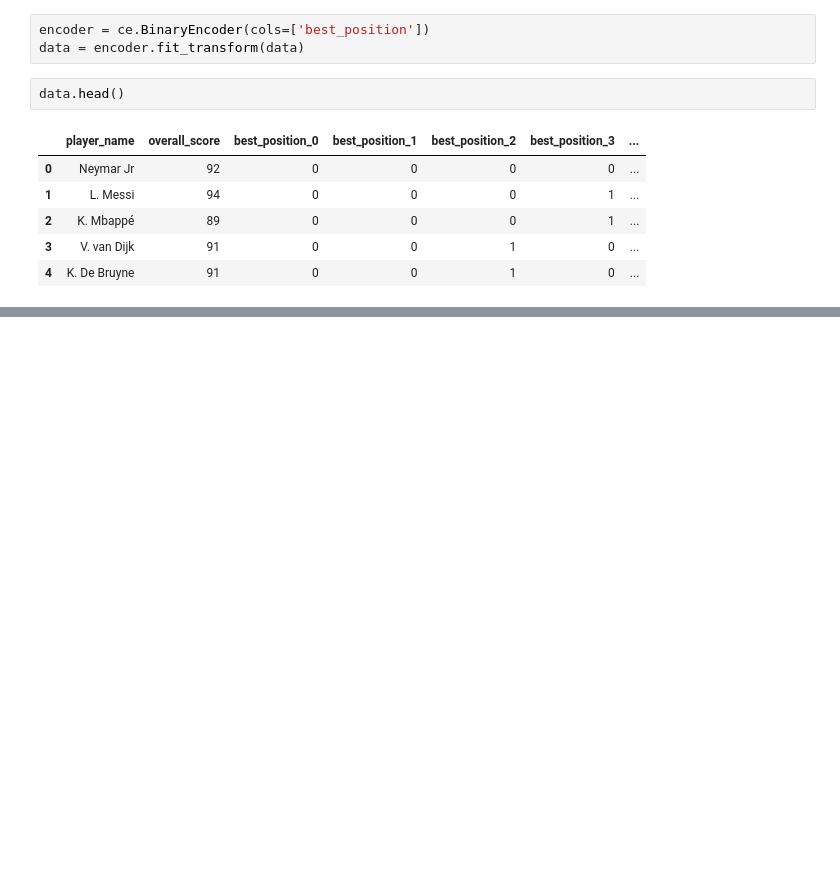
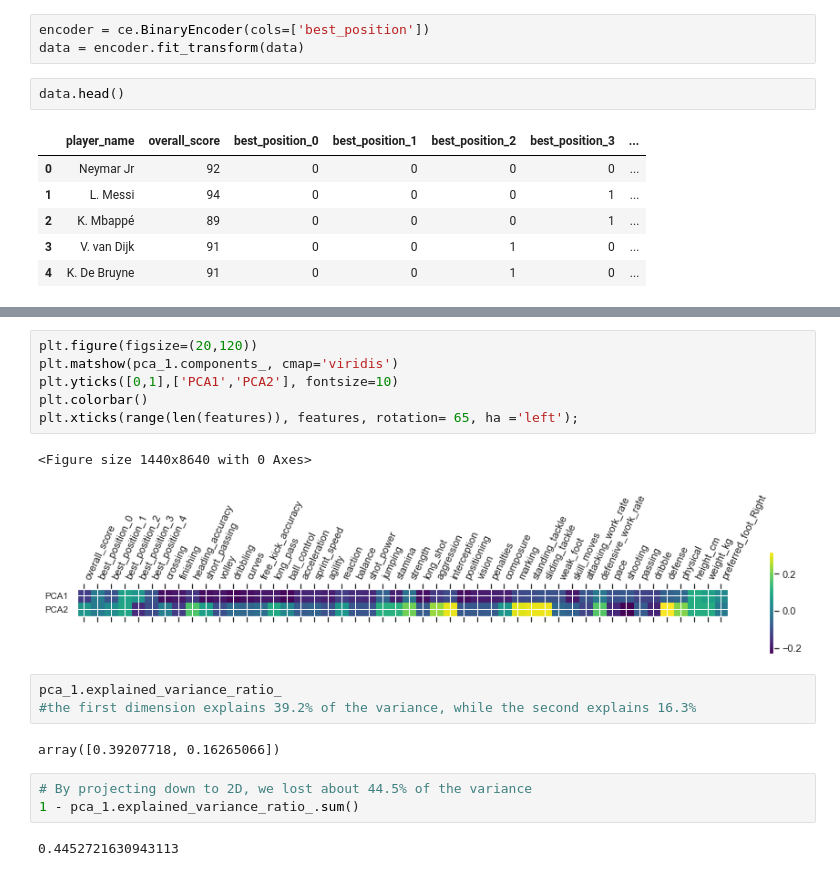
Before and after one commit to drexhepi/player_similarity, a Jupyter notebook: data_n_models.ipynb, the cells around one changed output, grey strips where cells are left out. Drawn from its saved outputs; the diff is of its cells as text; blank space fills up the shorter version.

```diff
--- a/data_n_models.ipynb
+++ b/data_n_models.ipynb
@@ -445,0 +576,19 @@ data.head()
+# %%
+plt.figure(figsize=(20,120))
+plt.matshow(pca_1.components_, cmap='viridis')
+plt.yticks([0,1],['PCA1','PCA2'], fontsize=10)
+plt.colorbar()
+plt.xticks(range(len(features)), features, rotation= 65, ha ='left');
+# %% [output]
+<Figure size 1440x8640 with 0 Axes>
+[figure, added]
+# %%
+pca_1.explained_variance_ratio_
+#the first dimension explains 39.2% of the variance, while the second explains 16.3%
+# %% [output]
+array([0.39207718, 0.16265066])
+# %%
+# By projecting down to 2D, we lost about 44.5% of the variance
+1 - pca_1.explained_variance_ratio_.sum()
+# %% [output]
+0.4452721630943113
```
Also changed, not shown: parts of 23 cells of this notebook.
